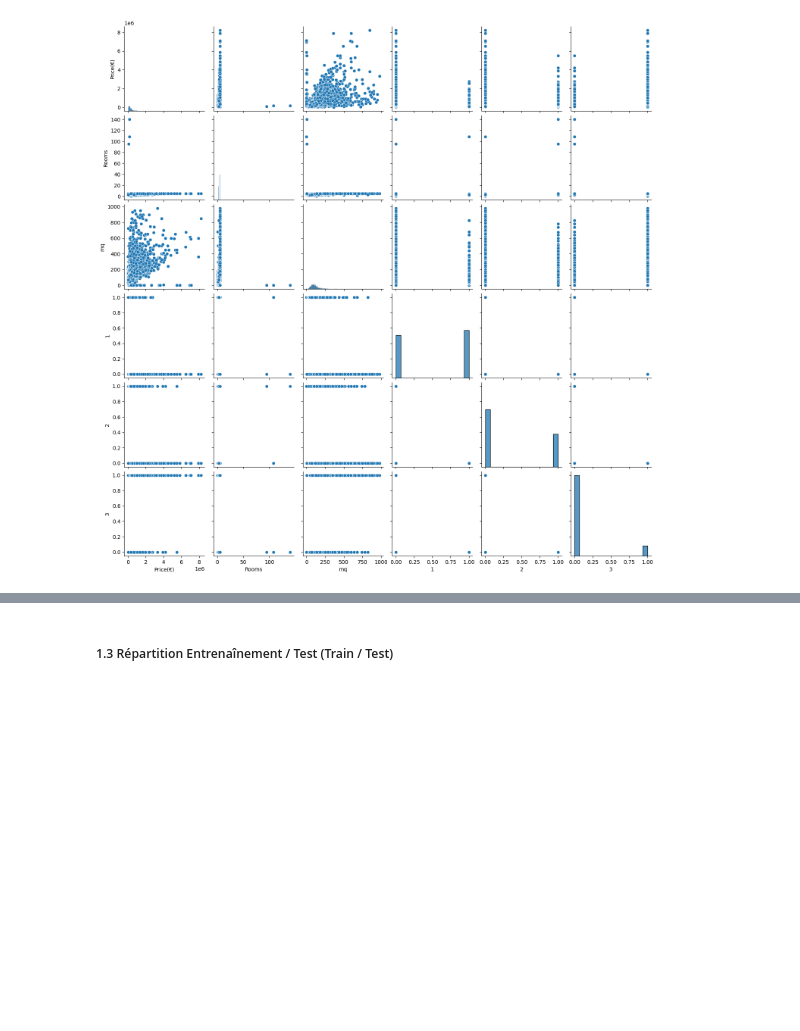
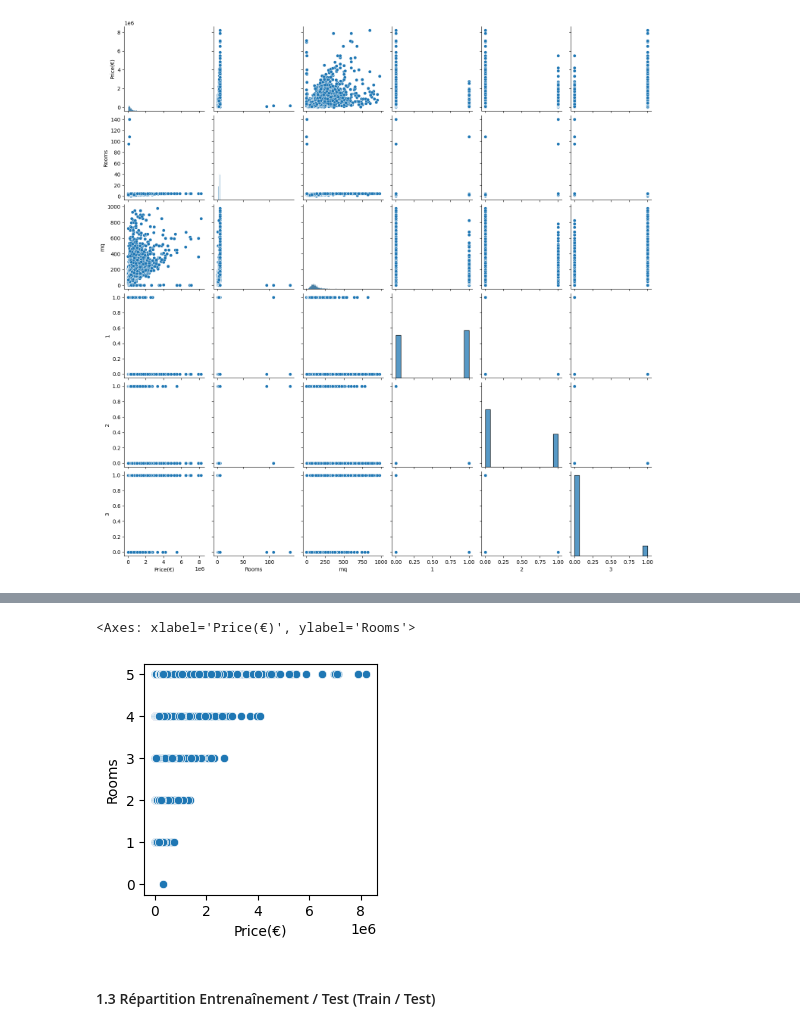
Before and after one commit to jflorescuba/Deep_Learning, a Jupyter notebook: ANN/Proj_01/Italian_house.ipynb, the cells around one changed output, grey strips where cells are left out. Cells and saved outputs as stored; diff of their text form; code cells hidden in the pictures; blank space fills up the shorter version.

```diff
--- a/ANN/Proj_01/Italian_house.ipynb
+++ b/ANN/Proj_01/Italian_house.ipynb
@@ -112,5 +136,11 @@ sns.boxplot(data.Rooms)
+# %%
+plt.figure(figsize=(3,3))
+sns.scatterplot(x=data['Price(€)'],y=data['Rooms'])
+# %% [output]
+<Axes: xlabel='Price(€)', ylabel='Rooms'>
+[figure, added]
 # %% [markdown]
-##### 1.3 Répartition Entrenaînement / Test (Train / Test)
+#### 1.3 Répartition Entrenaînement / Test (Train / Test)
 # %%
 from sklearn.model_selection import train_test_split
 # %%
```
Also changed, not shown: parts of 8 cells of this notebook.
